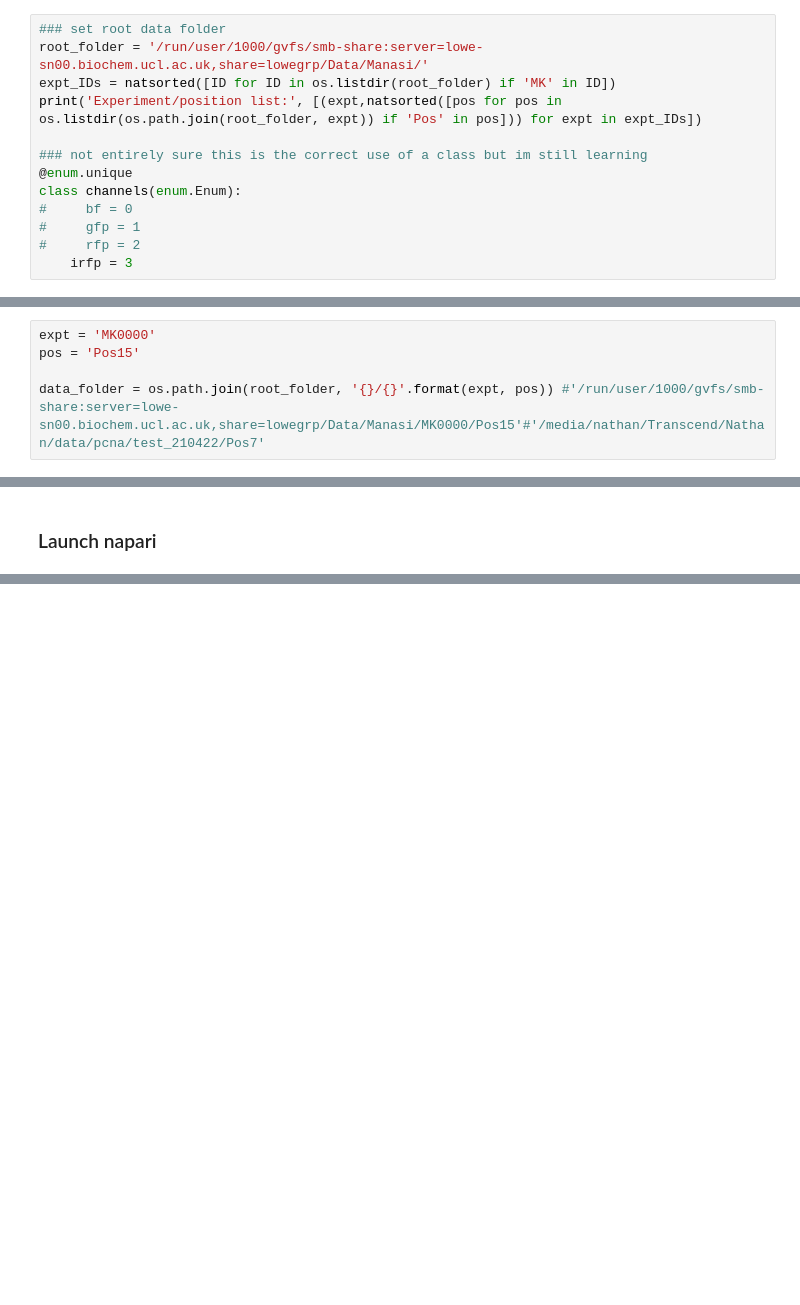
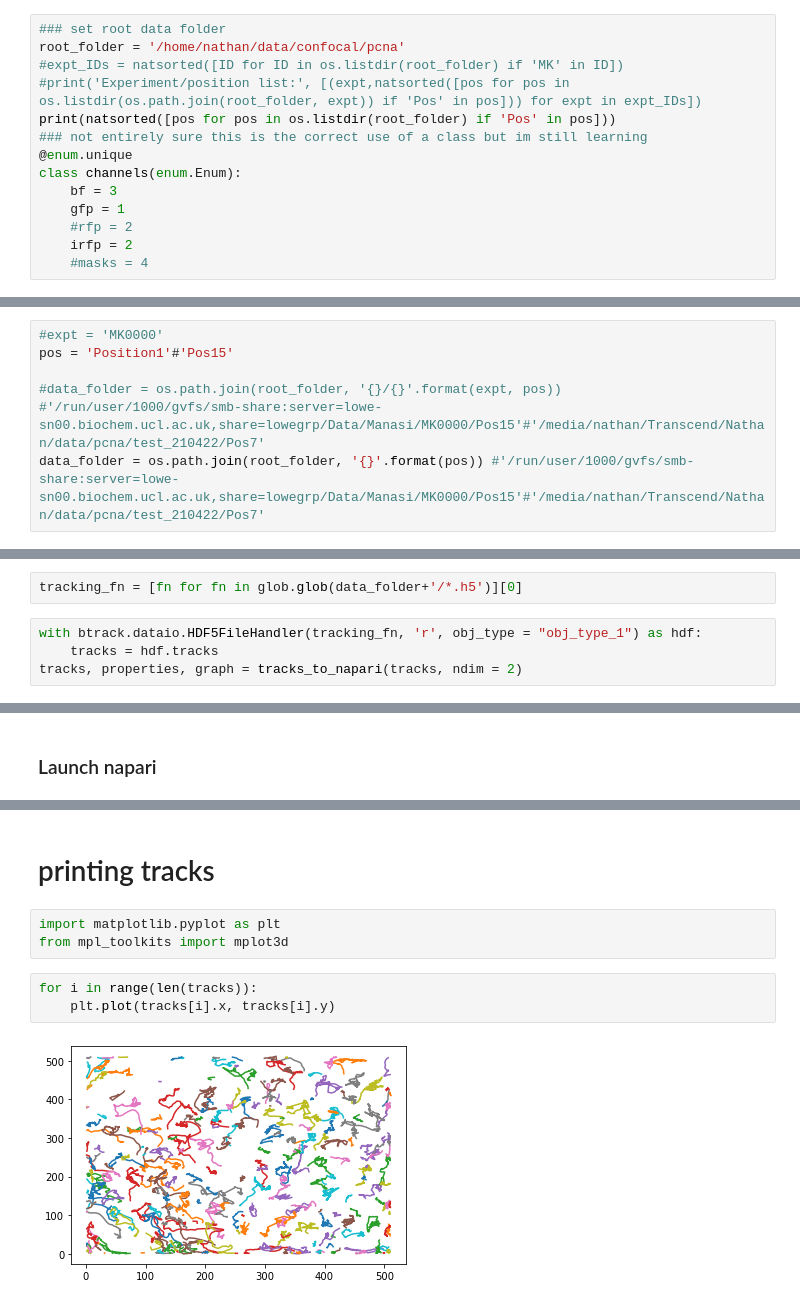
Before and after one commit to nthndy/cell-comp-analysis, a Jupyter notebook: commitment_analysis/commitment_analysis_raw_data_viewer.ipynb, the cells around one changed output, grey strips where cells are left out. Cells and saved outputs as stored; diff of their text form; blank space fills up the shorter version.

Commit message:
updated data viewer for confocal data sets

```diff
--- a/commitment_analysis/commitment_analysis_raw_data_viewer.ipynb
+++ b/commitment_analysis/commitment_analysis_raw_data_viewer.ipynb
@@ -21,15 +22,16 @@ Btrack version 0.4.0
 ### Set data folder and number of channels to display
 # %%
 ### set root data folder
-root_folder = '/run/user/1000/gvfs/smb-share:server=lowe-sn00.biochem.ucl.ac.uk,share=lowegrp/Data/Manasi/'
-expt_IDs = natsorted([ID for ID in os.listdir(root_folder) if 'MK' in ID])
-print('Experiment/position list:', [(expt,natsorted([pos for pos in os.listdir(os.path.join(root_folder, expt)) if 'Pos' in pos])) for expt in expt_IDs])
-
+root_folder = '/home/nathan/data/confocal/pcna'
+#expt_IDs = natsorted([ID for ID in os.listdir(root_folder) if 'MK' in ID])
+#print('Experiment/position list:', [(expt,natsorted([pos for pos in os.listdir(os.path.join(root_folder, expt)) if 'Pos' in pos])) for expt in expt_IDs])
+print(natsorted([pos for pos in os.listdir(root_folder) if 'Pos' in pos]))
 ### not entirely sure this is the correct use of a class but im still learning
 @enum.unique
 class channels(enum.Enum):
-#     bf = 0
-#     gfp = 1
-#     rfp = 2
-    irfp = 3
+    bf = 3
+    gfp = 1
+    #rfp = 2
+    irfp = 2
+    #masks = 4
 # %% [output]
@@ -37,8 +39,9 @@ Experiment/position list: [('MK0000', ['Pos0', 'Pos1', 'Pos2', 'Pos3', 'Pos4', '
 # %%
-expt = 'MK0000'
-pos = 'Pos15'
+#expt = 'MK0000'
+pos = 'Position1'#'Pos15'
 
-data_folder = os.path.join(root_folder, '{}/{}'.format(expt, pos)) #'/run/user/1000/gvfs/smb-share:server=lowe-sn00.biochem.ucl.ac.uk,share=lowegrp/Data/Manasi/MK0000/Pos15'#'/media/nathan/Transcend/Nathan/data/pcna/test_210422/Pos7'
+#data_folder = os.path.join(root_folder, '{}/{}'.format(expt, pos)) #'/run/user/1000/gvfs/smb-share:server=lowe-sn00.biochem.ucl.ac.uk,share=lowegrp/Data/Manasi/MK0000/Pos15'#'/media/nathan/Transcend/Nathan/data/pcna/test_210422/Pos7'
+data_folder = os.path.join(root_folder, '{}'.format(pos)) #'/run/user/1000/gvfs/smb-share:server=lowe-sn00.biochem.ucl.ac.uk,share=lowegrp/Data/Manasi/MK0000/Pos15'#'/media/nathan/Transcend/Nathan/data/pcna/test_210422/Pos7'
 # %% [markdown]
 ### Compile folders of single frame images into stacks if necessary
 # %%
@@ -78,3 +97,9 @@ for channel in channels:
 irfp = imread(stack_fn['irfp'][0])
 # %% [markdown]
 ### Load tracks
+# %%
+tracking_fn = [fn for fn in glob.glob(data_folder+'/*.h5')][0]
+# %%
+with btrack.dataio.HDF5FileHandler(tracking_fn, 'r', obj_type = "obj_type_1") as hdf:
+    tracks = hdf.tracks
+tracks, properties, graph = tracks_to_napari(tracks, ndim = 2)
@@ -194,0 +218,10 @@ NotebookApp.rate_limit_window=3.0 (secs)
+# %% [markdown]
+# printing tracks
+# %%
+import matplotlib.pyplot as plt
+from mpl_toolkits import mplot3d
+# %%
+for i in range(len(tracks)):
+    plt.plot(tracks[i].x, tracks[i].y)
+# %% [output]
+[figure, added]
```
Also changed, not shown: parts of 19 cells of this notebook.
